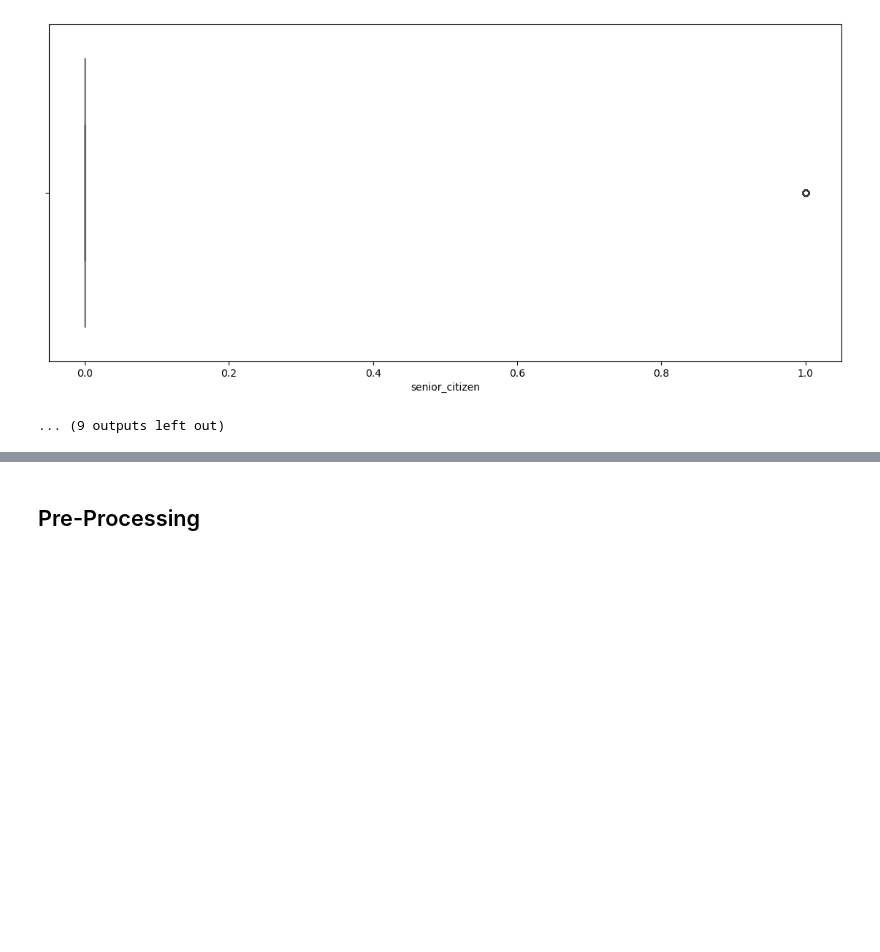
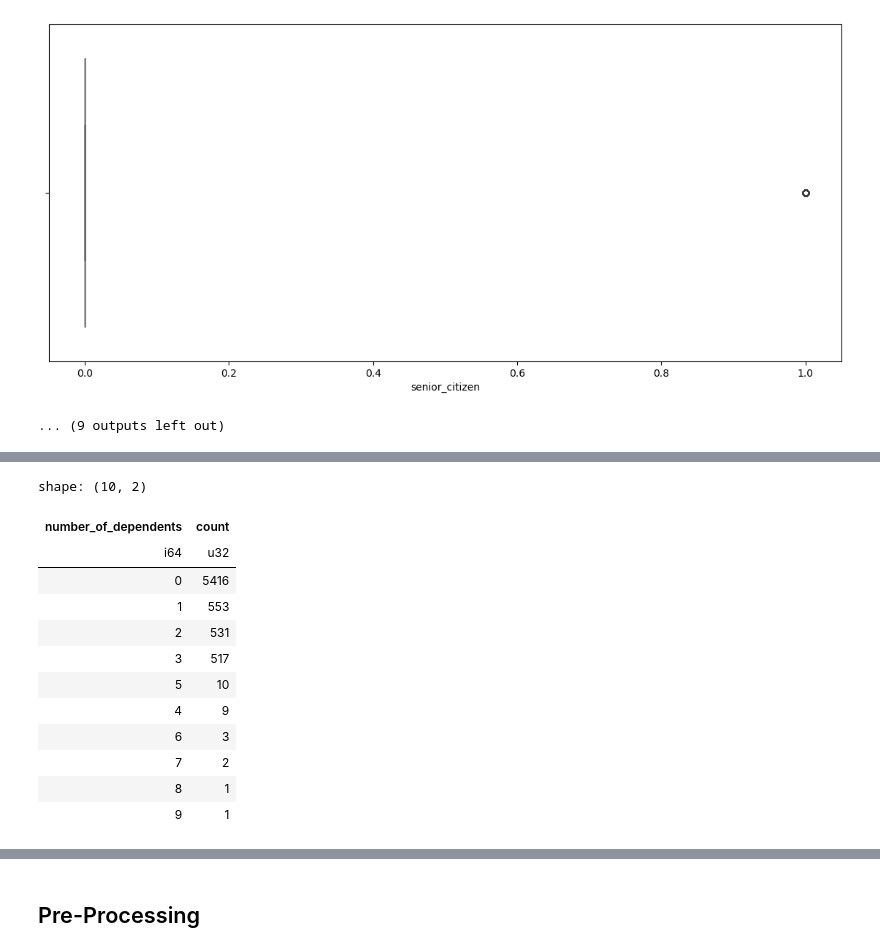
Before and after one commit to dalmeida64/NOVAIMS_EDSB25_30, a Jupyter notebook: src/EDA/eda_merge_files.ipynb, the cells around one changed output, grey strips where cells are left out. Drawn from its saved outputs; the diff is of its cells as text; code cells hidden in the pictures; blank space fills up the shorter version.

```diff
--- a/src/EDA/eda_merge_files.ipynb
+++ b/src/EDA/eda_merge_files.ipynb
@@ -177,3 +218,9 @@ shape: (7_043, 22)
+# %%
+"population","citv",
+df['Healthcare_Costs'] = np.log(df['Healthcare Costs'])
+df['Incidence_Rate_per_100K'] = np.log(df['Incidence Rate per 100K'])
+df['Mortality_Rate_per_100K'] = np.log(df['Mortality Rate per 100K'])
+df['Tumor_Size_(mm)'] = np.cbrt(df['Tumor Size (mm)'])
 # %% [markdown]
 Correlation between Numerical Variables
 # %%
@@ -298 +346,20 @@ shape: (10, 1)
 └───────────────┘
+# %%
+
+df.select(
+    pl.col('number_of_dependents').value_counts(sort=True)
+).unnest('number_of_dependents')
+# %% [output]
+shape: (10, 2)
+| number_of_dependents | count |
+| i64 | u32 |
+| 0 | 5416 |
+| 1 | 553 |
+| 2 | 531 |
+| 3 | 517 |
+| 5 | 10 |
+| 4 | 9 |
+| 6 | 3 |
+| 7 | 2 |
+| 8 | 1 |
+| 9 | 1 |
```
Also changed, not shown: parts of 17 cells of this notebook.
